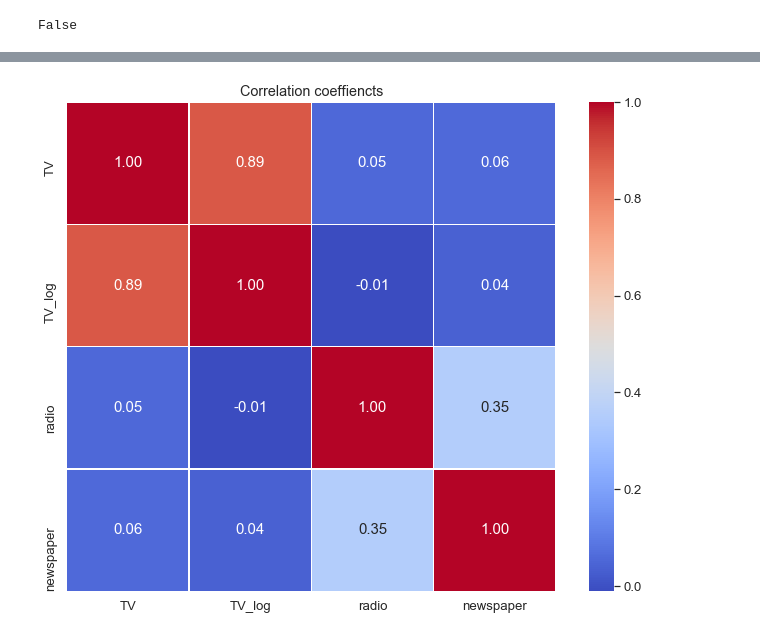
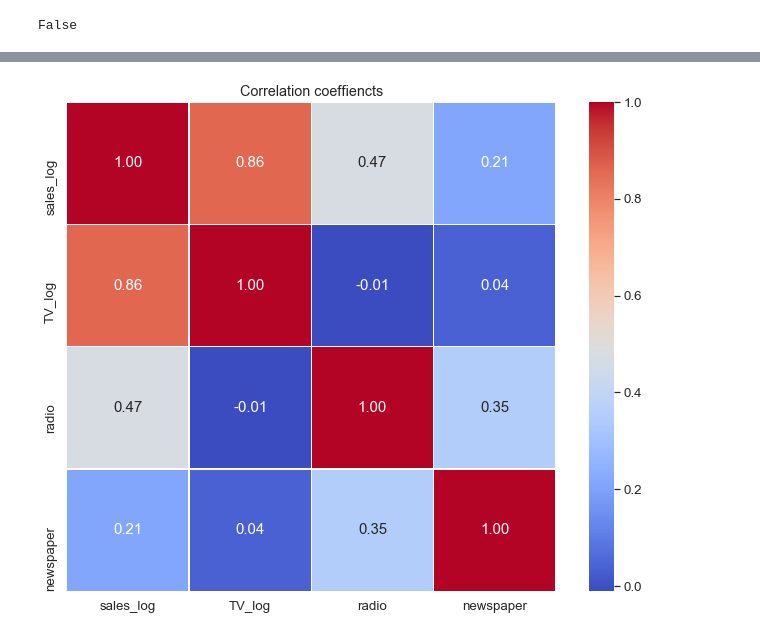
Before and after one commit to damnnameless/kaggle_midAndFinalTerm, a Jupyter notebook: mid_term/midterm.ipynb, the cells around one changed output, grey strips where cells are left out. Cells and saved outputs as stored; diff of their text form; code cells hidden in the pictures.

Commit message:
add normalization of sales

```diff
--- a/mid_term/midterm.ipynb
+++ b/mid_term/midterm.ipynb
@@ -42,0 +52,23 @@ plt.show()
+# %%
+df_ad['sales_normal'] = power_transform(np.array(df_ad['sales']).reshape(-1,1), method = 'yeo-johnson')
+df_ad['sales_log'] = np.log(df_ad['sales'])
+df_ad['TV_log'] = np.log(df_ad['TV'])
+# correlation first as initial
+cor_format = df_ad.corr()
+# sort correlation around revenue
+# here is a bug for plt so there is a cutoff and use ylim to fit it
+# but the order is different so use smallest and invert_xaxis to fix this bug
+col_name = cor_format.nsmallest(8, 'sales')['sales'].index
+# use np to make the list for the correlation
+cor_num = np.corrcoef(df_ad[col_name].dropna(how = 'any').values.T)
+# making the figures
+plt.figure(figsize = (12,9))
+sb.set(font_scale = 1.2)
+ax = sb.heatmap(cor_num, cbar = True, annot = True, square = True, fmt = '.2f',
+                annot_kws = {'size': 15}, linewidth = 0.1, cmap = 'coolwarm',
+                yticklabels = col_name.values, xticklabels = col_name.values)
+plt.title("Correlation coeffiencts")
+ax.invert_xaxis()
+plt.ylim(0,len(cor_num))
+plt.savefig("Output/correlation_everyfactor_heatmap.png", bbox_inches = 'tight', dpi = 300)
+plt.show()
@@ -55,0 +87,5 @@ plt.show()
+# %%
+# So I choose TV_log and sales_log as the variables and results
+df_ad.head()
+df_normal = df_ad.drop(columns = ['sales_normal', 'sales', 'TV'])
+df_normal.head()
@@ -56,24 +99,24 @@ plt.show()
 # %%
 # correlation first as initial
-cor_format = df_ad.corr()
+cor_format = df_normal.corr()
 # sort correlation around revenue
 # here is a bug for plt so there is a cutoff and use ylim to fit it
 # but the order is different so use smallest and invert_xaxis to fix this bug
-col_name = cor_format.nsmallest(4, 'sales')['sales'].index
+col_name = cor_format.nsmallest(4, 'sales_log')['sales_log'].index
 # use np to make the list for the correlation
-cor_num = np.corrcoef(df_ad[col_name].dropna(how = 'any').values.T)
+cor_num = np.corrcoef(df_normal[col_name].dropna(how = 'any').values.T)
 # making the figures
 plt.figure(figsize = (12,9))
 sb.set(font_scale = 1.2)
 ax = sb.heatmap(cor_num, cbar = True, annot = True, square = True, fmt = '.2f',
                 annot_kws = {'size': 15}, linewidth = 0.1, cmap = 'coolwarm',
                 yticklabels = col_name.values, xticklabels = col_name.values)
 plt.title("Correlation coeffiencts")
 ax.invert_xaxis()
 plt.ylim(0,len(cor_num))
 plt.savefig("Output/correlation_heatmap.png", bbox_inches = 'tight', dpi = 300)
 plt.show()
 # %% [output]
-[figure, old version]
+[figure, new version]
 # %%
 # split the data
```
Also changed, not shown: parts of 14 cells of this notebook, 4 other files.
